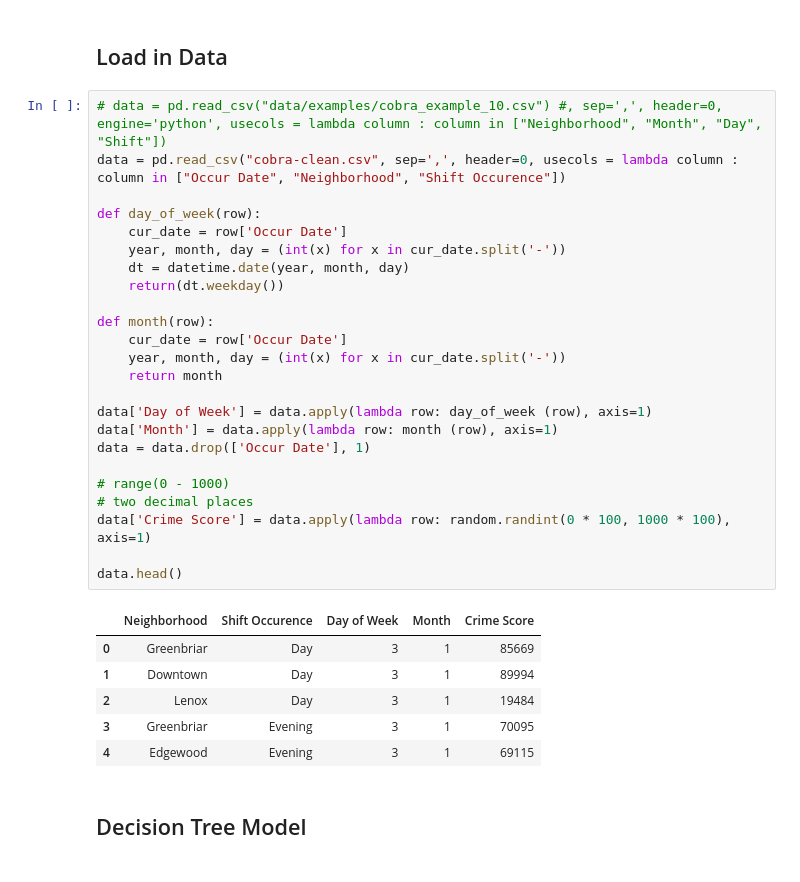
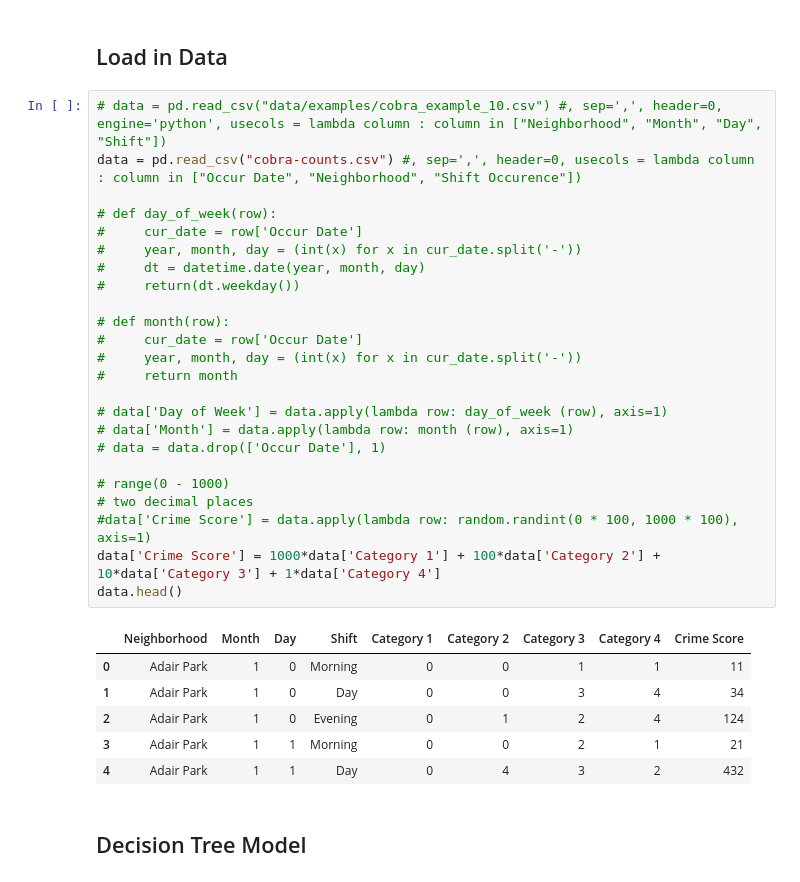
Before and after one commit to sanjeevprasada/AtlantaCrime, a Jupyter notebook: Supervised_Algs.ipynb, the cells around one changed output. Cells and saved outputs as stored; diff of their text form.

Commit message:
Created a generalized dataset which includes the category counts for each day in Atlanta from 2009 to 2018.

```diff
--- a/Supervised_Algs.ipynb
+++ b/Supervised_Algs.ipynb
@@ -22,35 +22,35 @@ import random
 ## Load in Data
 # %%
 # data = pd.read_csv("data/examples/cobra_example_10.csv") #, sep=',', header=0, engine='python', usecols = lambda column : column in ["Neighborhood", "Month", "Day", "Shift"])
-data = pd.read_csv("cobra-clean.csv", sep=',', header=0, usecols = lambda column : column in ["Occur Date", "Neighborhood", "Shift Occurence"])
+data = pd.read_csv("cobra-counts.csv") #, sep=',', header=0, usecols = lambda column : column in ["Occur Date", "Neighborhood", "Shift Occurence"])
 
-def day_of_week(row):
-    cur_date = row['Occur Date']
-    year, month, day = (int(x) for x in cur_date.split('-'))
-    dt = datetime.date(year, month, day)
-    return(dt.weekday())
+# def day_of_week(row):
+#     cur_date = row['Occur Date']
+#     year, month, day = (int(x) for x in cur_date.split('-'))
+#     dt = datetime.date(year, month, day)
+#     return(dt.weekday())
 
-def month(row):
-    cur_date = row['Occur Date']
-    year, month, day = (int(x) for x in cur_date.split('-'))
-    return month
+# def month(row):
+#     cur_date = row['Occur Date']
+#     year, month, day = (int(x) for x in cur_date.split('-'))
+#     return month
 
-data['Day of Week'] = data.apply(lambda row: day_of_week (row), axis=1)
-data['Month'] = data.apply(lambda row: month (row), axis=1)
-data = data.drop(['Occur Date'], 1)
+# data['Day of Week'] = data.apply(lambda row: day_of_week (row), axis=1)
+# data['Month'] = data.apply(lambda row: month (row), axis=1)
+# data = data.drop(['Occur Date'], 1)
 
 # range(0 - 1000)
 # two decimal places
-data['Crime Score'] = data.apply(lambda row: random.randint(0 * 100, 1000 * 100), axis=1)
-
+#data['Crime Score'] = data.apply(lambda row: random.randint(0 * 100, 1000 * 100), axis=1)
+data['Crime Score'] = 1000*data['Category 1'] + 100*data['Category 2'] + 10*data['Category 3'] + 1*data['Category 4']
 data.head()
 # %% [output]
-|  | Neighborhood | Shift Occurence | Day of Week | Month | Crime Score |
-| 0 | Greenbriar | Day | 3 | 1 | 85669 |
-| 1 | Downtown | Day | 3 | 1 | 89994 |
-| 2 | Lenox | Day | 3 | 1 | 19484 |
-| 3 | Greenbriar | Evening | 3 | 1 | 70095 |
-| 4 | Edgewood | Evening | 3 | 1 | 69115 |
+|  | Neighborhood | Month | Day | Shift | Category 1 | Category 2 | Category 3 | Category 4 | Crime Score |
+| 0 | Adair Park | 1 | 0 | Morning | 0 | 0 | 1 | 1 | 11 |
+| 1 | Adair Park | 1 | 0 | Day | 0 | 0 | 3 | 4 | 34 |
+| 2 | Adair Park | 1 | 0 | Evening | 0 | 1 | 2 | 4 | 124 |
+| 3 | Adair Park | 1 | 1 | Morning | 0 | 0 | 2 | 1 | 21 |
+| 4 | Adair Park | 1 | 1 | Day | 0 | 4 | 3 | 2 | 432 |
 # %% [markdown]
 ## Decision Tree Model
 # %% [markdown]
```
Also changed, not shown: parts of 8 cells of this notebook, 6 other files.
